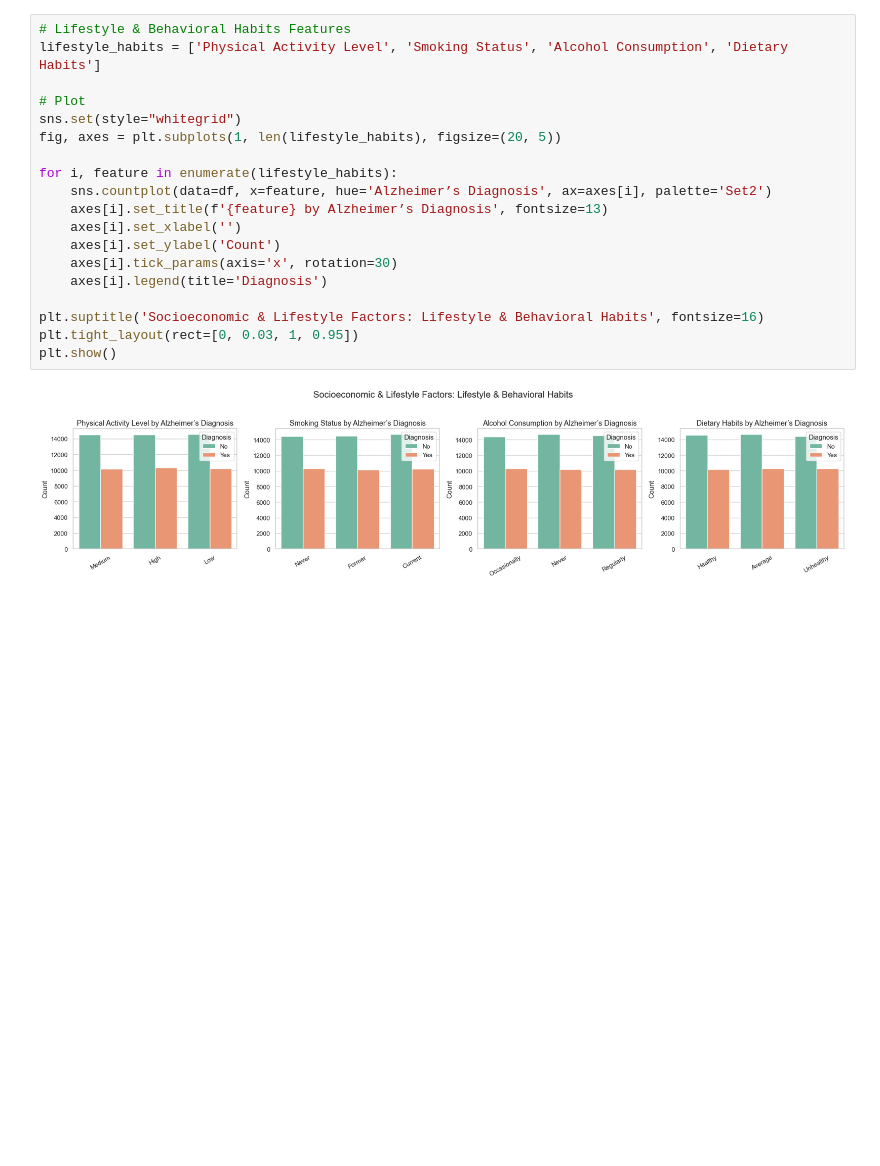
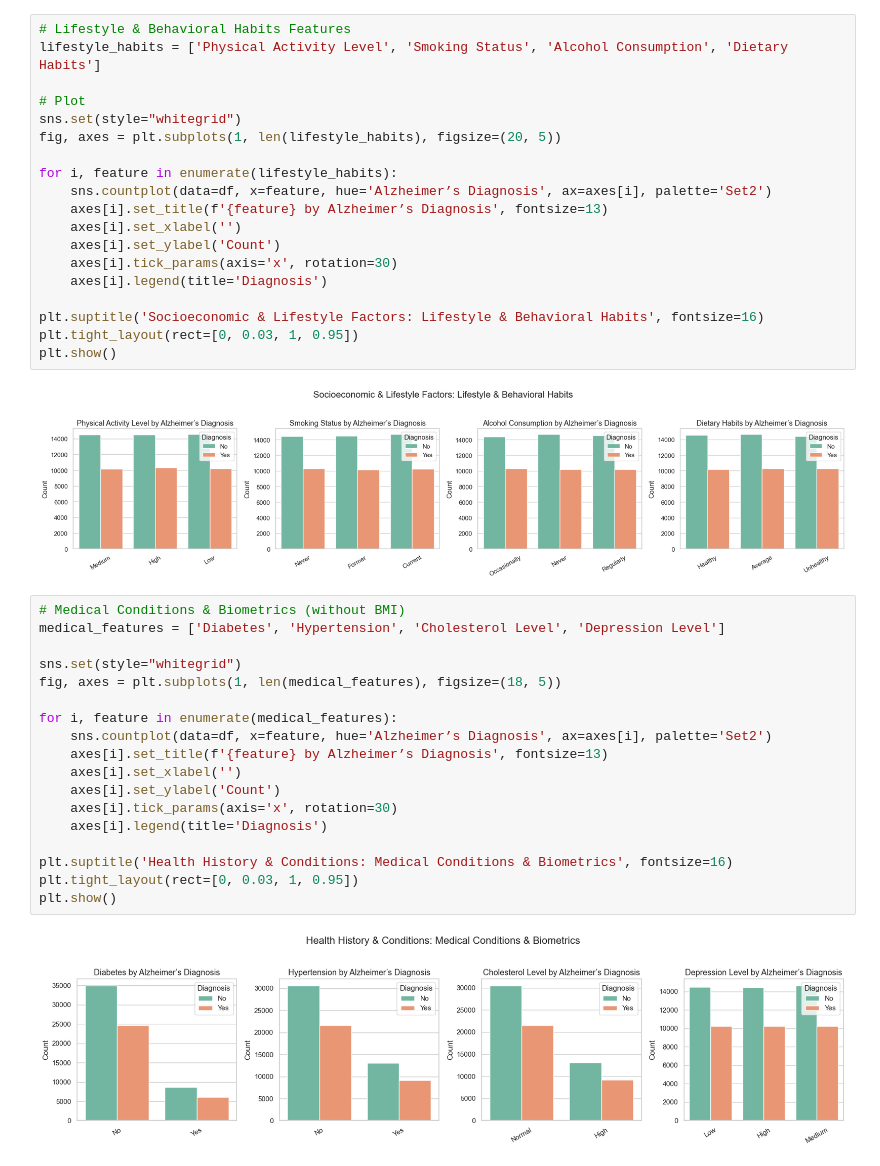
Before and after one commit to ileontios03/EPL448_Project, a Jupyter notebook: eda.ipynb, the cells around one changed output. Saved outputs shown, nothing was run; the diff lists cells and outputs as text; blank space fills up the shorter version.

```diff
--- a/eda.ipynb
+++ b/eda.ipynb
@@ -357,3 +359,23 @@ plt.tight_layout(rect=[0, 0.03, 1, 0.95])
 plt.show()
 # %% [output]
 [figure]
+# %%
+# Medical Conditions & Biometrics (without BMI)
+medical_features = ['Diabetes', 'Hypertension', 'Cholesterol Level', 'Depression Level']
+
+sns.set(style="whitegrid")
+fig, axes = plt.subplots(1, len(medical_features), figsize=(18, 5))
+
+for i, feature in enumerate(medical_features):
+    sns.countplot(data=df, x=feature, hue='Alzheimer’s Diagnosis', ax=axes[i], palette='Set2')
+    axes[i].set_title(f'{feature} by Alzheimer’s Diagnosis', fontsize=13)
+    axes[i].set_xlabel('')
+    axes[i].set_ylabel('Count')
+    axes[i].tick_params(axis='x', rotation=30)
+    axes[i].legend(title='Diagnosis')
+
+plt.suptitle('Health History & Conditions: Medical Conditions & Biometrics', fontsize=16)
+plt.tight_layout(rect=[0, 0.03, 1, 0.95])
+plt.show()
+# %% [output]
+[figure, added]
```
Also changed, not shown: parts of 2 cells of this notebook.
